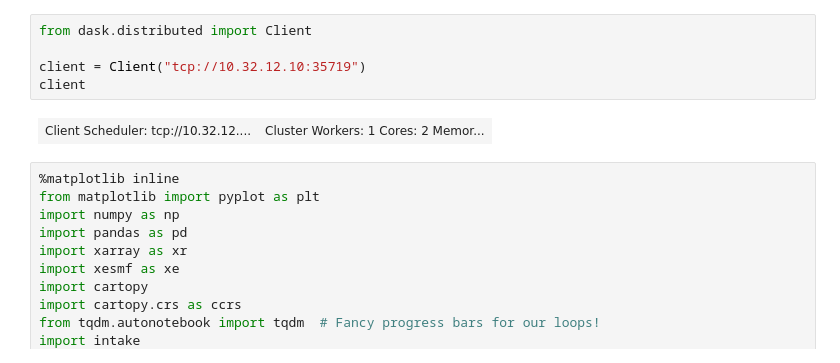
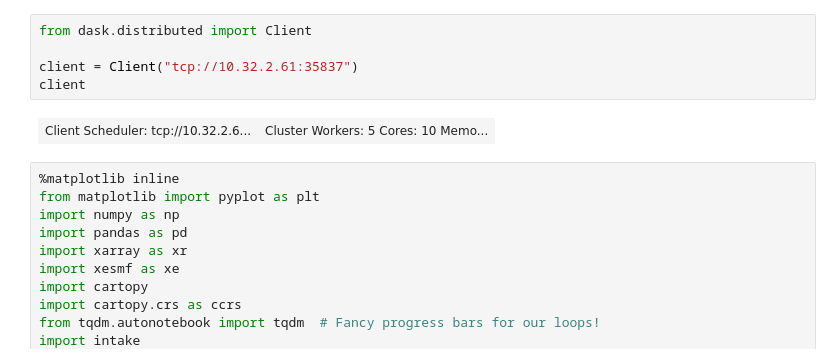
Before and after one commit to orianac/futuredrought, a Jupyter notebook: global_drought.ipynb, the cells around one changed output. Drawn from its saved outputs; the diff is of its cells as text.

```diff
--- a/global_drought.ipynb
+++ b/global_drought.ipynb
@@ -1,10 +1,10 @@
 # %%
 from dask.distributed import Client
 
-client = Client("tcp://10.32.12.10:35719")
+client = Client("tcp://10.32.2.61:35837")
 client
 # %% [output]
-| Client Scheduler: tcp://10.32.12.... | Cluster Workers: 1 Cores: 2 Memor... |
+| Client Scheduler: tcp://10.32.2.6... | Cluster Workers: 5 Cores: 10 Memo... |
 # %%
 %matplotlib inline
 from matplotlib import pyplot as plt
```
Also changed, not shown: parts of 10 cells of this notebook, 1 other file.
